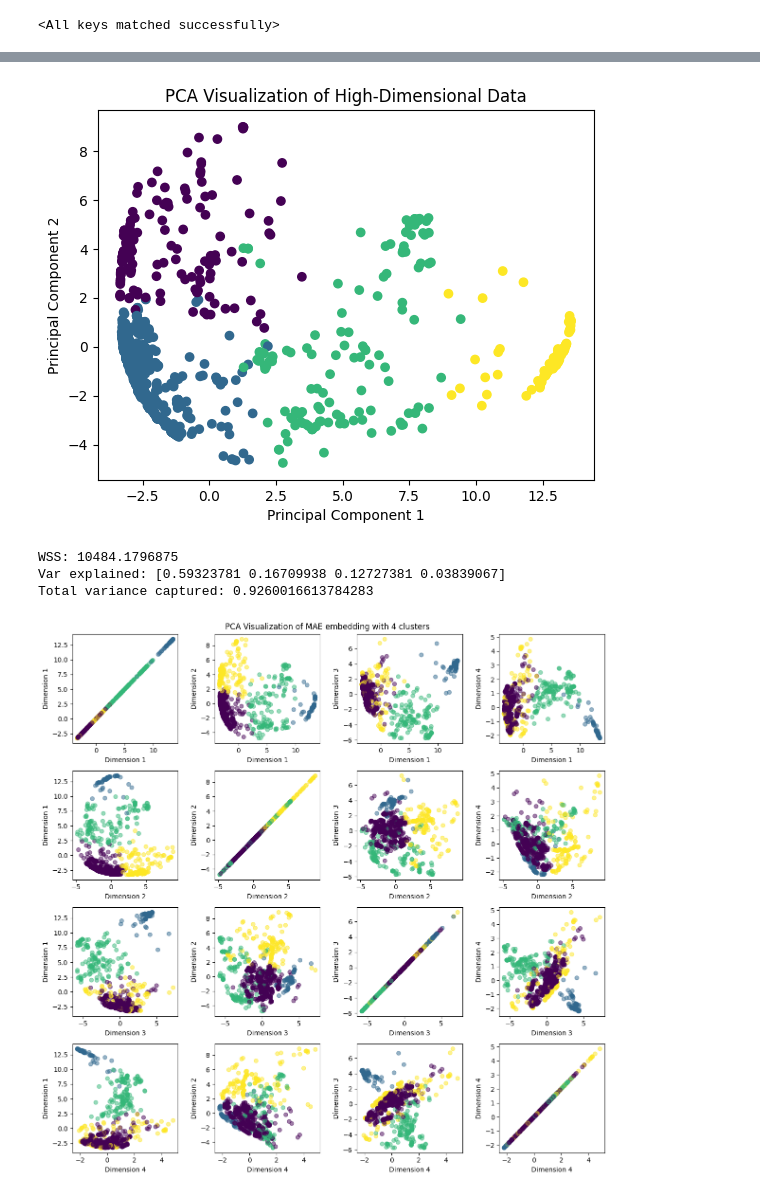
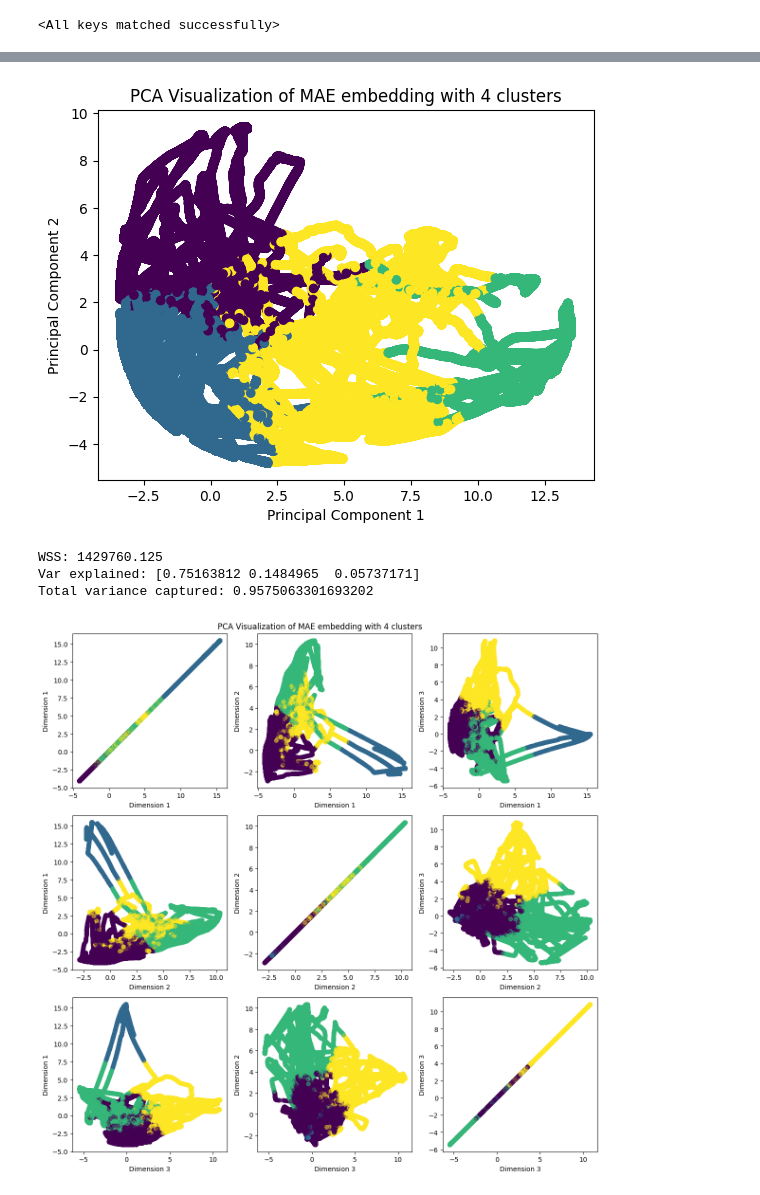
Before and after one commit to Musa-Azeem/eating-detection, a Jupyter notebook: masked_autoencoder.ipynb, the cells around one changed output, grey strips where cells are left out. Saved outputs shown, nothing was run; the diff lists cells and outputs as text; code cells hidden in the pictures.

```diff
--- a/masked_autoencoder.ipynb
+++ b/masked_autoencoder.ipynb
@@ -68,7 +68,7 @@ import matplotlib.pyplot as plt
 
 embedding = []
 Xs = []
-for i,X in enumerate(tqdm(testloader)):
+for i,X in enumerate(tqdm(trainloader)):
     with torch.no_grad():
         Xs.append(X)
         X = X.view(-1, 3, WINSIZE)
@@ -76,8 +76,8 @@ for i,X in enumerate(tqdm(testloader)):
         logits = model.e(X).detach().cpu()
         embedding.append(logits.mean(dim=2))
 
-    # if i == 1:
-    #     break
+    if i == 500:
+        break
 
 embedding = torch.cat(embedding, dim=0)
 Xs = torch.cat(Xs, dim=0)
@@ -147,7 +147,7 @@ plt.xlabel('Principal Component 1')
 plt.ylabel('Principal Component 2')
 plt.show()
 # %% [output]
-[figure, old version]
+[figure, new version]
 # %%
 import numpy as np
 import matplotlib.pyplot as plt
@@ -155,35 +155,35 @@ from sklearn.decomposition import PCA
 from sklearn.cluster import KMeans
 
 emb_np = embedding.numpy()
 
 # Cluster each sample (1001 dims) into one of 4 clusters
 num_clusters = 4
 kmeans = KMeans(n_clusters=num_clusters)
 cluster_labels = kmeans.fit_predict(emb_np)
 
 print(f'WSS: {kmeans.inertia_}')
 
 # four components
-n_comp = 4
+n_comp = 3
 pca = PCA(n_components=n_comp)
 data_pca = pca.fit_transform(embedding)
 
 print(f'Var explained: {pca.explained_variance_ratio_}')
 print(f'Total variance captured: {sum(pca.explained_variance_ratio_)}')
 
 fig, axs = plt.subplots(n_comp, n_comp, figsize=(12, 12))
 fig.suptitle('PCA Visualization of MAE embedding with 4 clusters')
 
 for i in range(n_comp):
     for j in range(n_comp):
         axs[i, j].scatter(data_pca[:, i], data_pca[:, j], alpha=0.5, c=cluster_labels, cmap='viridis')
         axs[i, j].set_xlabel(f'Dimension {i + 1}')
         axs[i, j].set_ylabel(f'Dimension {j + 1}')
 
 plt.tight_layout()
 plt.show()
 # %% [output]
-WSS: 10484.1796875
-Var explained: [0.59323781 0.16709938 0.12727381 0.03839067]
-Total variance captured: 0.9260016613784283
+WSS: 1429760.125
+Var explained: [0.75163812 0.1484965  0.05737171]
+Total variance captured: 0.9575063301693202
-[figure, old version]
+[figure, new version]
```
Also changed, not shown: parts of 7 cells of this notebook, 4 other files.
